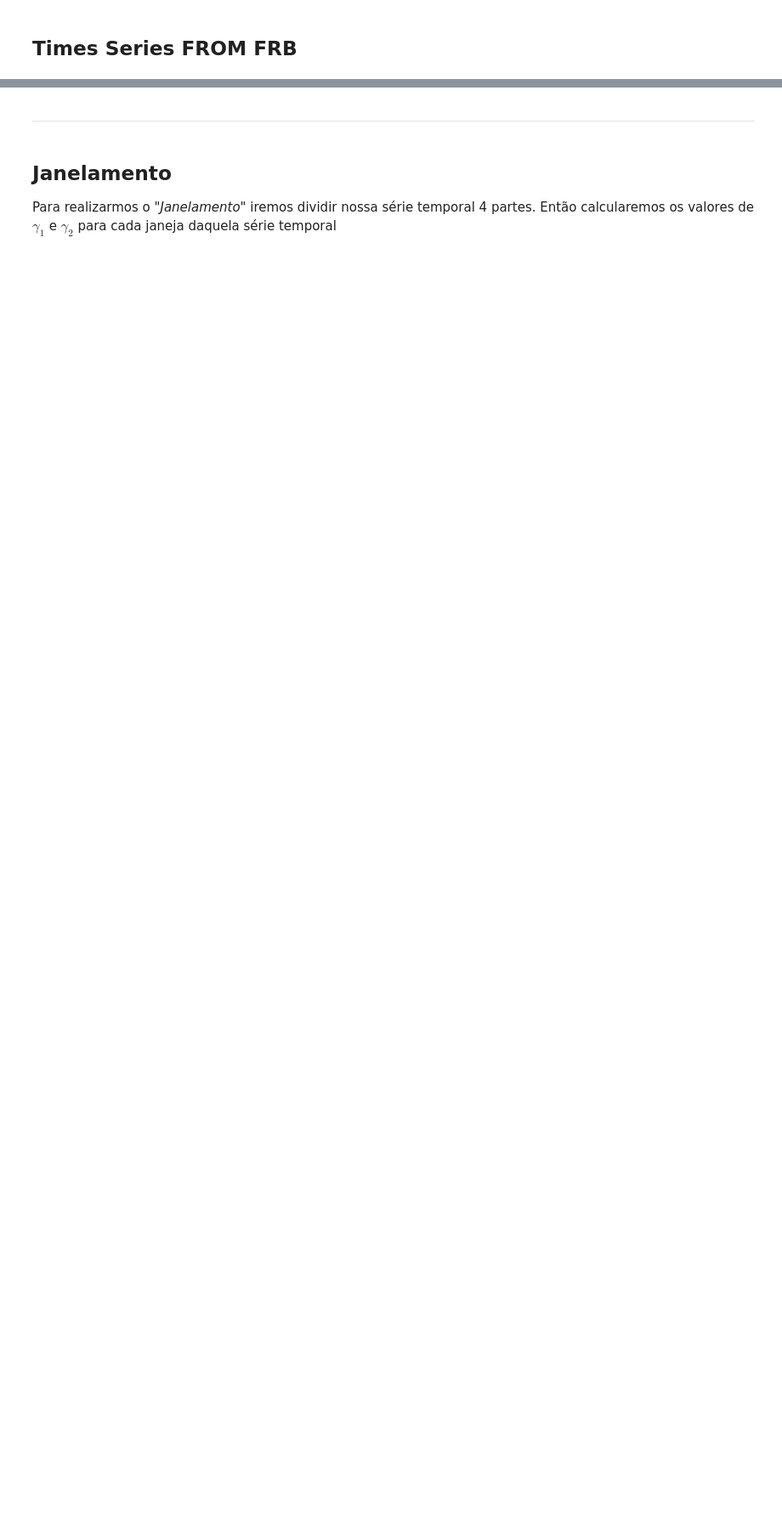
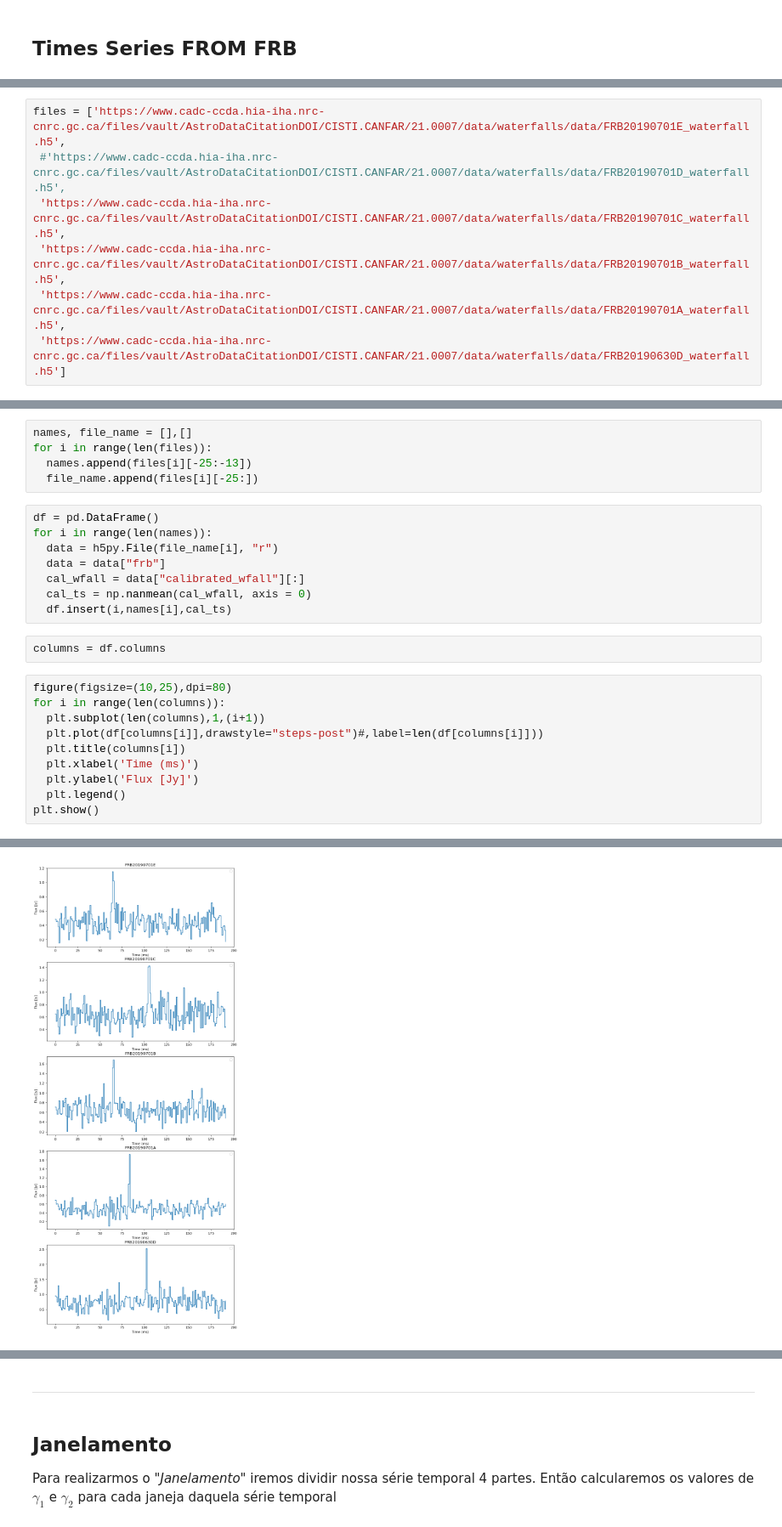
Before and after one commit to barauna-lo/Computational_Statistics, a Jupyter notebook: CAP417_FINAL_PROJECT.ipynb, the cells around one changed output, grey strips where cells are left out. Shown at 85% size. Drawn from its saved outputs; the diff is of its cells as text; blank space fills up the shorter version.

```diff
--- a/CAP417_FINAL_PROJECT.ipynb
+++ b/CAP417_FINAL_PROJECT.ipynb
@@ -146,0 +72,7 @@ Calcular $\gamma_2$
+# %%
+files = ['https://www.cadc-ccda.hia-iha.nrc-cnrc.gc.ca/files/vault/AstroDataCitationDOI/CISTI.CANFAR/21.0007/data/waterfalls/data/FRB20190701E_waterfall.h5',
+ #'https://www.cadc-ccda.hia-iha.nrc-cnrc.gc.ca/files/vault/AstroDataCitationDOI/CISTI.CANFAR/21.0007/data/waterfalls/data/FRB20190701D_waterfall.h5',
+ 'https://www.cadc-ccda.hia-iha.nrc-cnrc.gc.ca/files/vault/AstroDataCitationDOI/CISTI.CANFAR/21.0007/data/waterfalls/data/FRB20190701C_waterfall.h5',
+ 'https://www.cadc-ccda.hia-iha.nrc-cnrc.gc.ca/files/vault/AstroDataCitationDOI/CISTI.CANFAR/21.0007/data/waterfalls/data/FRB20190701B_waterfall.h5',
+ 'https://www.cadc-ccda.hia-iha.nrc-cnrc.gc.ca/files/vault/AstroDataCitationDOI/CISTI.CANFAR/21.0007/data/waterfalls/data/FRB20190701A_waterfall.h5',
+ 'https://www.cadc-ccda.hia-iha.nrc-cnrc.gc.ca/files/vault/AstroDataCitationDOI/CISTI.CANFAR/21.0007/data/waterfalls/data/FRB20190630D_waterfall.h5']
@@ -146,0 +105,26 @@ Calcular $\gamma_2$
+# %%
+names, file_name = [],[]
+for i in range(len(files)):
+  names.append(files[i][-25:-13])
+  file_name.append(files[i][-25:])
+# %%
+df = pd.DataFrame()
+for i in range(len(names)):
+  data = h5py.File(file_name[i], "r")
+  data = data["frb"]
+  cal_wfall = data["calibrated_wfall"][:]
+  cal_ts = np.nanmean(cal_wfall, axis = 0)
+  df.insert(i,names[i],cal_ts)
+# %%
+columns = df.columns
+# %%
+figure(figsize=(10,25),dpi=80)
+for i in range(len(columns)):
+  plt.subplot(len(columns),1,(i+1))
+  plt.plot(df[columns[i]],drawstyle="steps-post")#,label=len(df[columns[i]]))
+  plt.title(columns[i])
+  plt.xlabel('Time (ms)')
+  plt.ylabel('Flux [Jy]')
+  plt.legend()
+plt.show()
+# %% [output]
@@ -146,0 +136 @@ Calcular $\gamma_2$
+[figure, added]
```
Also changed, not shown: parts of 56 cells of this notebook.
